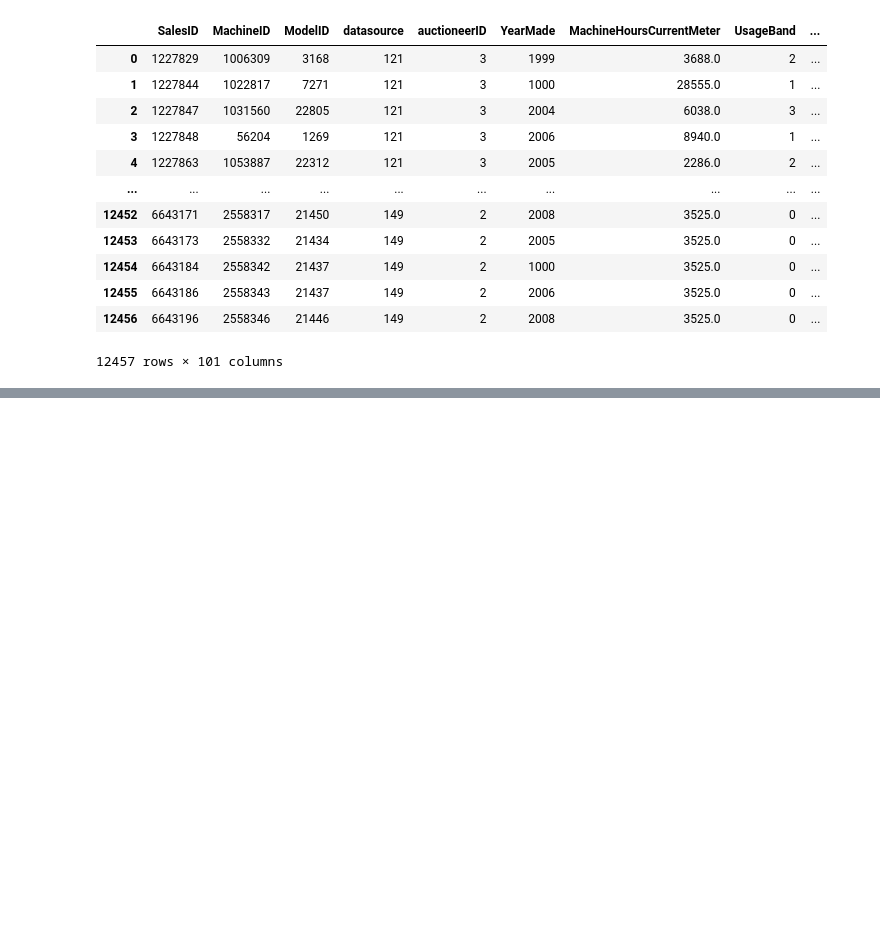
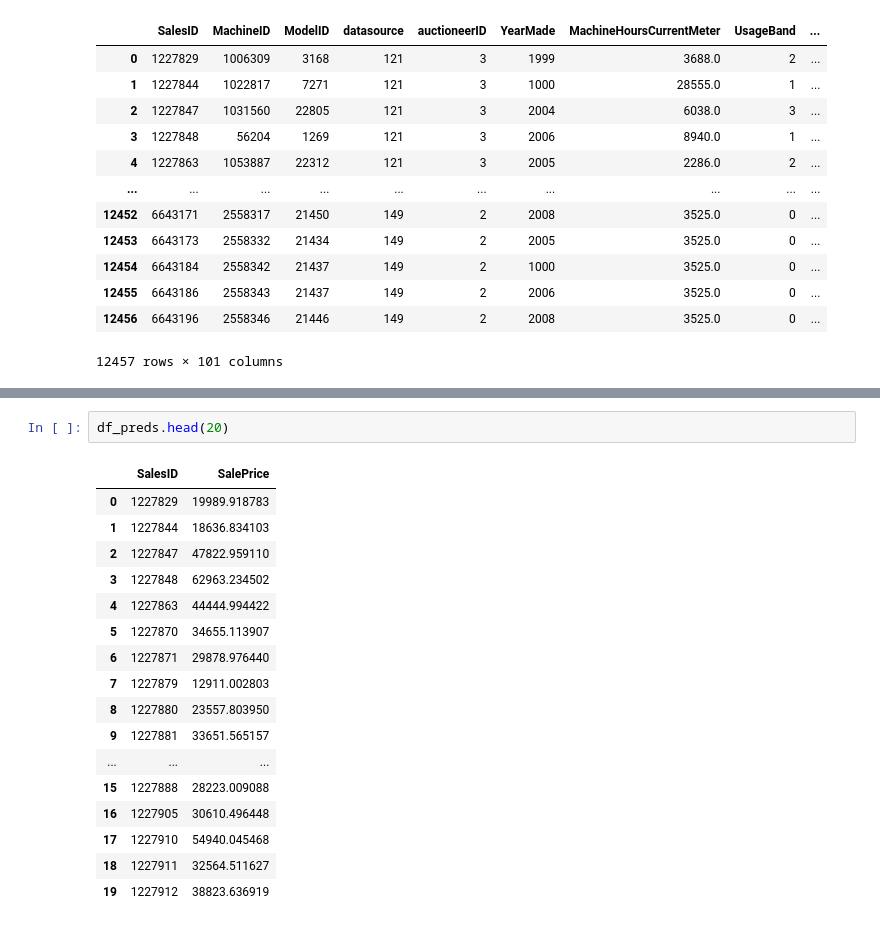
Before and after one commit to aryatomarAI/Machine-learning-and-data-science, a Jupyter notebook: Machine-Learning-Regression-Project/Bluebook-Bulldozer-Machine-Learning-Project.ipynb, the cells around one changed output, grey strips where cells are left out. Cells and saved outputs as stored; diff of their text form; blank space fills up the shorter version.

```diff
--- a/Machine-Learning-Regression-Project/Bluebook-Bulldozer-Machine-Learning-Project.ipynb
+++ b/Machine-Learning-Regression-Project/Bluebook-Bulldozer-Machine-Learning-Project.ipynb
@@ -937,0 +982,20 @@ set(X_train.columns)-set(df.columns)
+# %%
+df_preds.head(20)
+# %% [output]
+|  | SalesID | SalePrice |
+| 0 | 1227829 | 19989.918783 |
+| 1 | 1227844 | 18636.834103 |
+| 2 | 1227847 | 47822.959110 |
+| 3 | 1227848 | 62963.234502 |
+| 4 | 1227863 | 44444.994422 |
+| 5 | 1227870 | 34655.113907 |
+| 6 | 1227871 | 29878.976440 |
+| 7 | 1227879 | 12911.002803 |
+| 8 | 1227880 | 23557.803950 |
+| 9 | 1227881 | 33651.565157 |
+| ... | ... | ... |
+| 15 | 1227888 | 28223.009088 |
+| 16 | 1227905 | 30610.496448 |
+| 17 | 1227910 | 54940.045468 |
+| 18 | 1227911 | 32564.511627 |
+| 19 | 1227912 | 38823.636919 |
```
Also changed, not shown: parts of 9 cells of this notebook.
